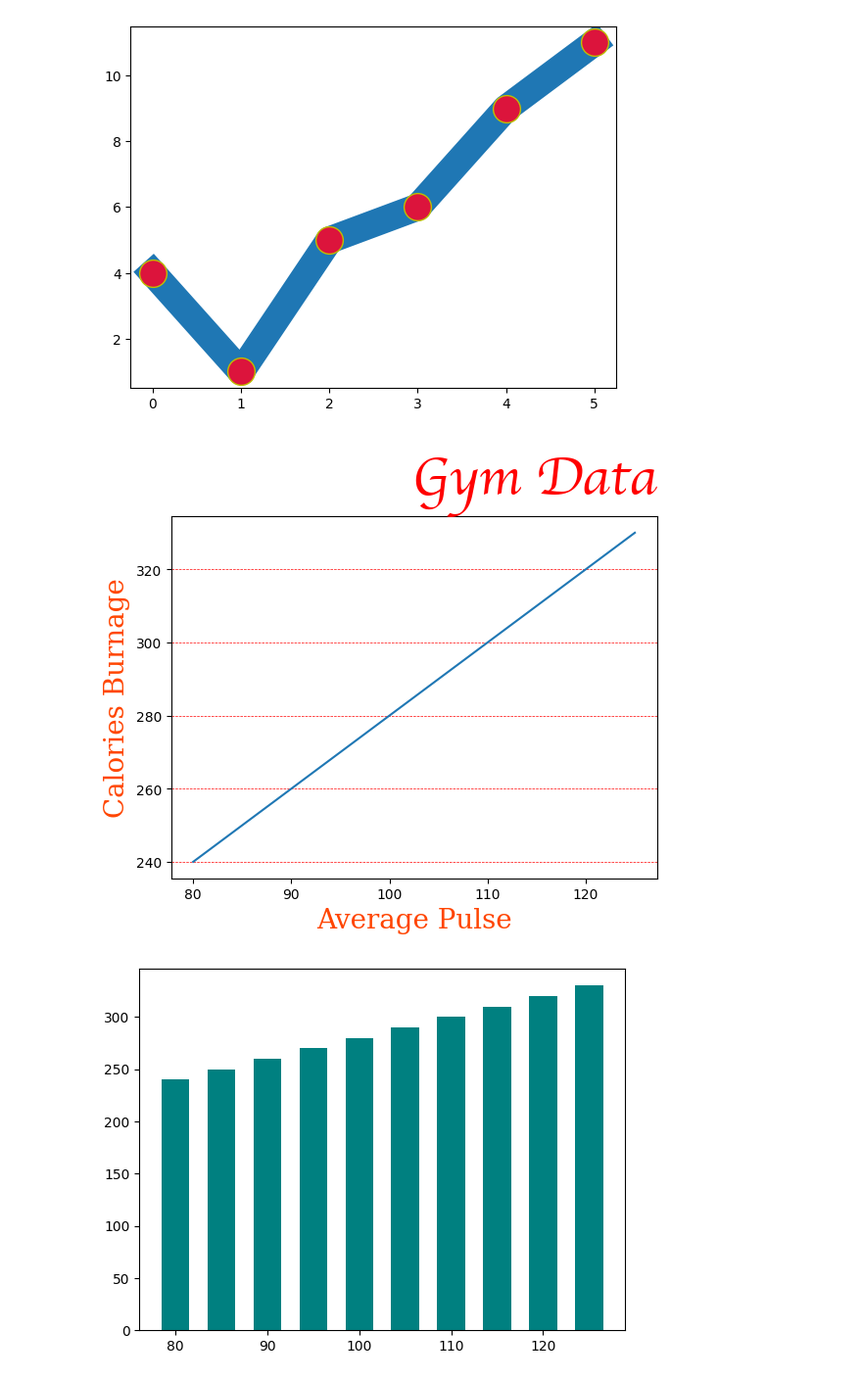
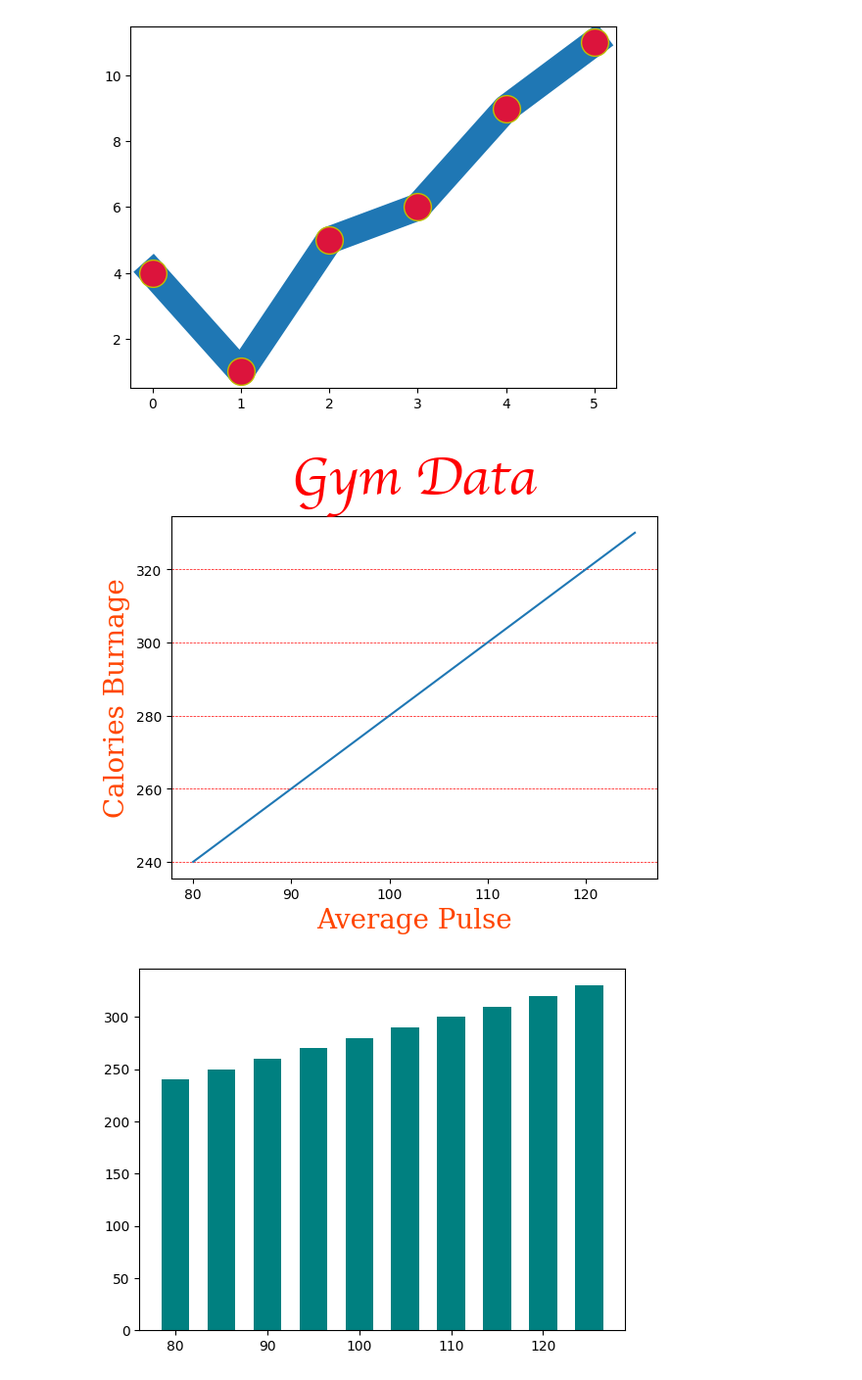
Before and after one commit to rohnshrma/manish_singh_da_classes, a Jupyter notebook: matplotlib/intro.ipynb, the cells around one changed output. Shown: that part at 98% size. Cells and saved outputs as stored; diff of their text form; code cells hidden in the pictures.

```diff
--- a/matplotlib/intro.ipynb
+++ b/matplotlib/intro.ipynb
@@ -89,24 +89,24 @@ plt.show()
 # %%
 x = np.array([80, 85, 90, 95, 100, 105, 110, 115, 120, 125])
 y = np.array([240, 250, 260, 270, 280, 290, 300, 310, 320, 330])
 
 
 font1 = {"color":"red","size":40 , "family":"cursive"}
 font2 = {"color":"orangered","size":20 , "family":"serif"}
 
 
 plt.plot(x,y)
 plt.xlabel("Average Pulse" , fontdict=font2)
 plt.ylabel("Calories Burnage" ,fontdict=font2)
-plt.title("Gym Data", fontdict=font1 , loc="right")
+plt.title("Gym Data", fontdict=font1 , loc="center")
 
 # plt.grid()
 # plt.grid(axis="x")
 # plt.grid(axis="y")
 plt.grid(axis="y" ,linewidth=0.5 , color="red" , linestyle="--")
 plt.show()
 # %% [output]
-[figure, old version]
+[figure, new version]
 # %%
 # plt.bar(x,y)
 plt.bar(x,y , color="teal" , width=3)
```
Also changed, not shown: parts of 9 cells of this notebook, 5 other files.
